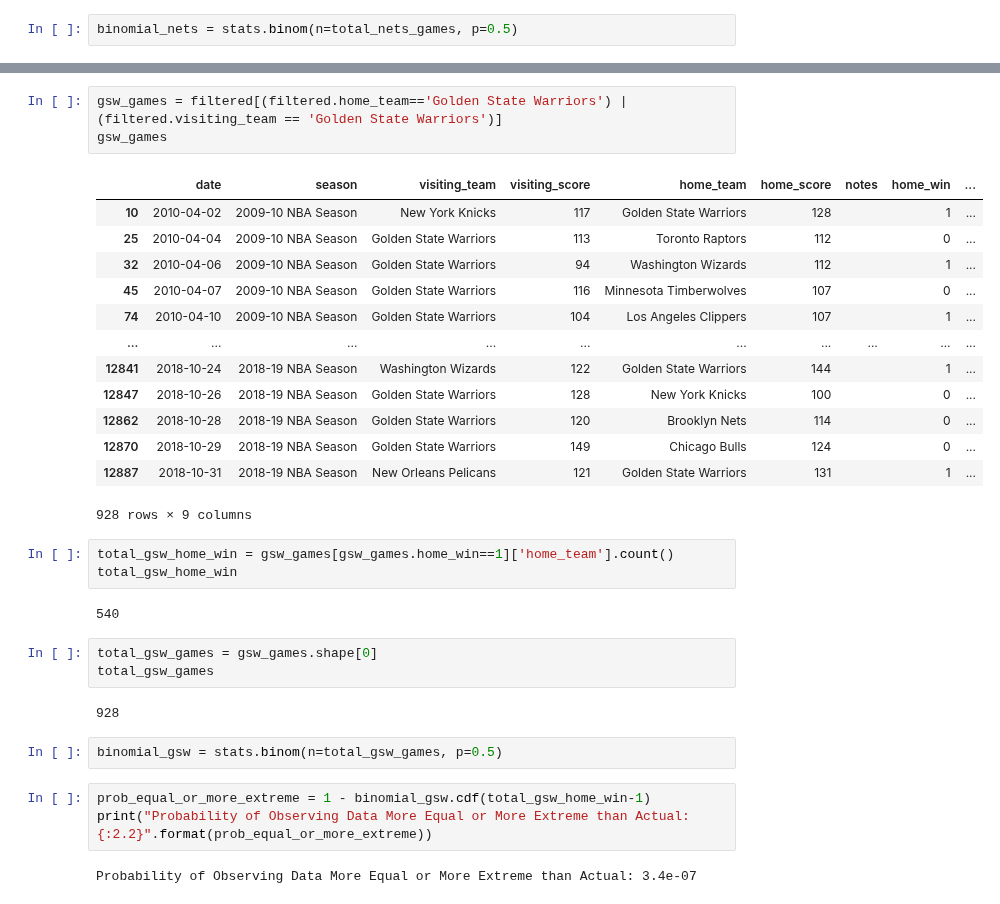
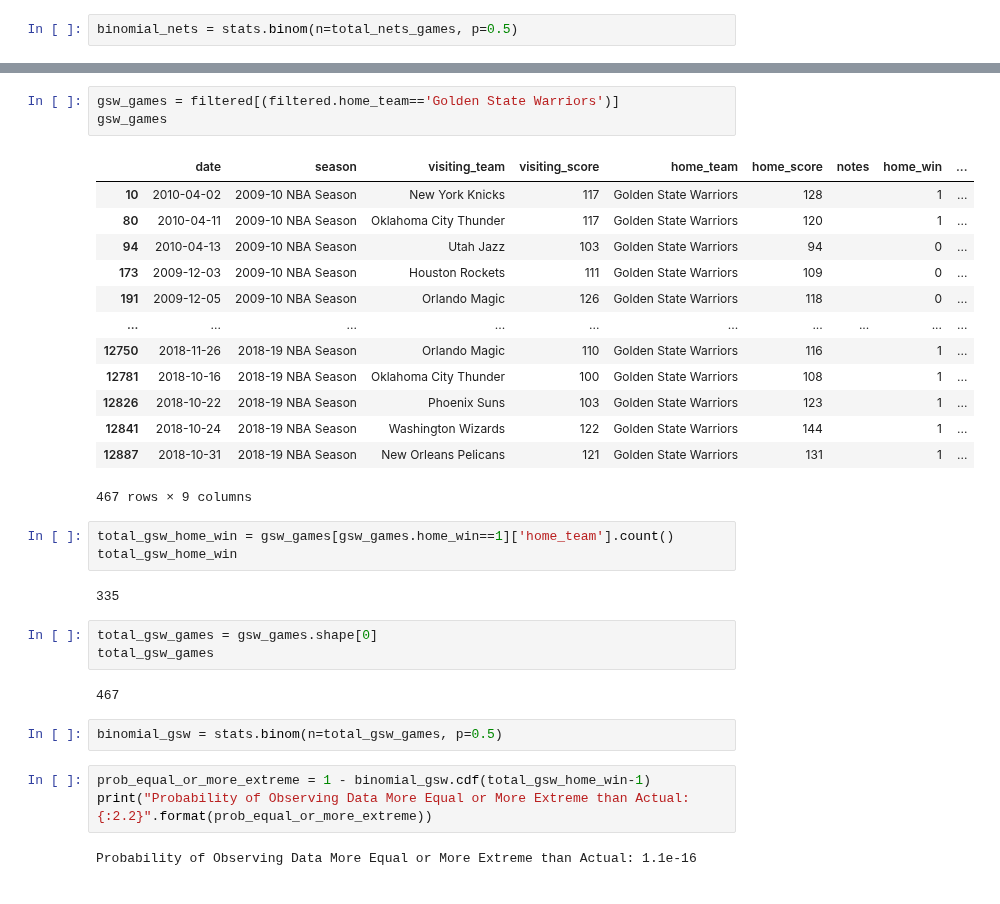
Before and after one commit to wjlau/Capstone1-Proposal, a Jupyter notebook: Basketball_Dataset.ipynb, the cells around one changed output, grey strips where cells are left out. Cells and saved outputs as stored; diff of their text form.

```diff
--- a/Basketball_Dataset.ipynb
+++ b/Basketball_Dataset.ipynb
@@ -337,34 +333,34 @@ Probability of Observing Data More Equal or More Extreme than Actual: 0.00096
 # %%
-gsw_games = filtered[(filtered.home_team=='Golden State Warriors') | (filtered.visiting_team == 'Golden State Warriors')]
+gsw_games = filtered[(filtered.home_team=='Golden State Warriors')]
 gsw_games
 # %% [output]
 |  | date | season | visiting_team | visiting_score | home_team | home_score | notes | home_win | ... |
 | 10 | 2010-04-02 | 2009-10 NBA Season | New York Knicks | 117 | Golden State Warriors | 128 |  | 1 | ... |
-| 25 | 2010-04-04 | 2009-10 NBA Season | Golden State Warriors | 113 | Toronto Raptors | 112 |  | 0 | ... |
-| 32 | 2010-04-06 | 2009-10 NBA Season | Golden State Warriors | 94 | Washington Wizards | 112 |  | 1 | ... |
-| 45 | 2010-04-07 | 2009-10 NBA Season | Golden State Warriors | 116 | Minnesota Timberwolves | 107 |  | 0 | ... |
-| 74 | 2010-04-10 | 2009-10 NBA Season | Golden State Warriors | 104 | Los Angeles Clippers | 107 |  | 1 | ... |
+| 80 | 2010-04-11 | 2009-10 NBA Season | Oklahoma City Thunder | 117 | Golden State Warriors | 120 |  | 1 | ... |
+| 94 | 2010-04-13 | 2009-10 NBA Season | Utah Jazz | 103 | Golden State Warriors | 94 |  | 0 | ... |
+| 173 | 2009-12-03 | 2009-10 NBA Season | Houston Rockets | 111 | Golden State Warriors | 109 |  | 0 | ... |
+| 191 | 2009-12-05 | 2009-10 NBA Season | Orlando Magic | 126 | Golden State Warriors | 118 |  | 0 | ... |
 | ... | ... | ... | ... | ... | ... | ... | ... | ... | ... |
+| 12750 | 2018-11-26 | 2018-19 NBA Season | Orlando Magic | 110 | Golden State Warriors | 116 |  | 1 | ... |
+| 12781 | 2018-10-16 | 2018-19 NBA Season | Oklahoma City Thunder | 100 | Golden State Warriors | 108 |  | 1 | ... |
+| 12826 | 2018-10-22 | 2018-19 NBA Season | Phoenix Suns | 103 | Golden State Warriors | 123 |  | 1 | ... |
 | 12841 | 2018-10-24 | 2018-19 NBA Season | Washington Wizards | 122 | Golden State Warriors | 144 |  | 1 | ... |
-| 12847 | 2018-10-26 | 2018-19 NBA Season | Golden State Warriors | 128 | New York Knicks | 100 |  | 0 | ... |
-| 12862 | 2018-10-28 | 2018-19 NBA Season | Golden State Warriors | 120 | Brooklyn Nets | 114 |  | 0 | ... |
-| 12870 | 2018-10-29 | 2018-19 NBA Season | Golden State Warriors | 149 | Chicago Bulls | 124 |  | 0 | ... |
 | 12887 | 2018-10-31 | 2018-19 NBA Season | New Orleans Pelicans | 121 | Golden State Warriors | 131 |  | 1 | ... |
-928 rows × 9 columns
+467 rows × 9 columns
 # %%
 total_gsw_home_win = gsw_games[gsw_games.home_win==1]['home_team'].count()
 total_gsw_home_win
 # %% [output]
-540
+335
 # %%
 total_gsw_games = gsw_games.shape[0]
 total_gsw_games
 # %% [output]
-928
+467
 # %%
 binomial_gsw = stats.binom(n=total_gsw_games, p=0.5)
 # %%
 prob_equal_or_more_extreme = 1 - binomial_gsw.cdf(total_gsw_home_win-1)
 print("Probability of Observing Data More Equal or More Extreme than Actual: {:2.2}".format(prob_equal_or_more_extreme))
 # %% [output]
-Probability of Observing Data More Equal or More Extreme than Actual: 3.4e-07
+Probability of Observing Data More Equal or More Extreme than Actual: 1.1e-16
```
Also changed, not shown: parts of 14 cells of this notebook.
